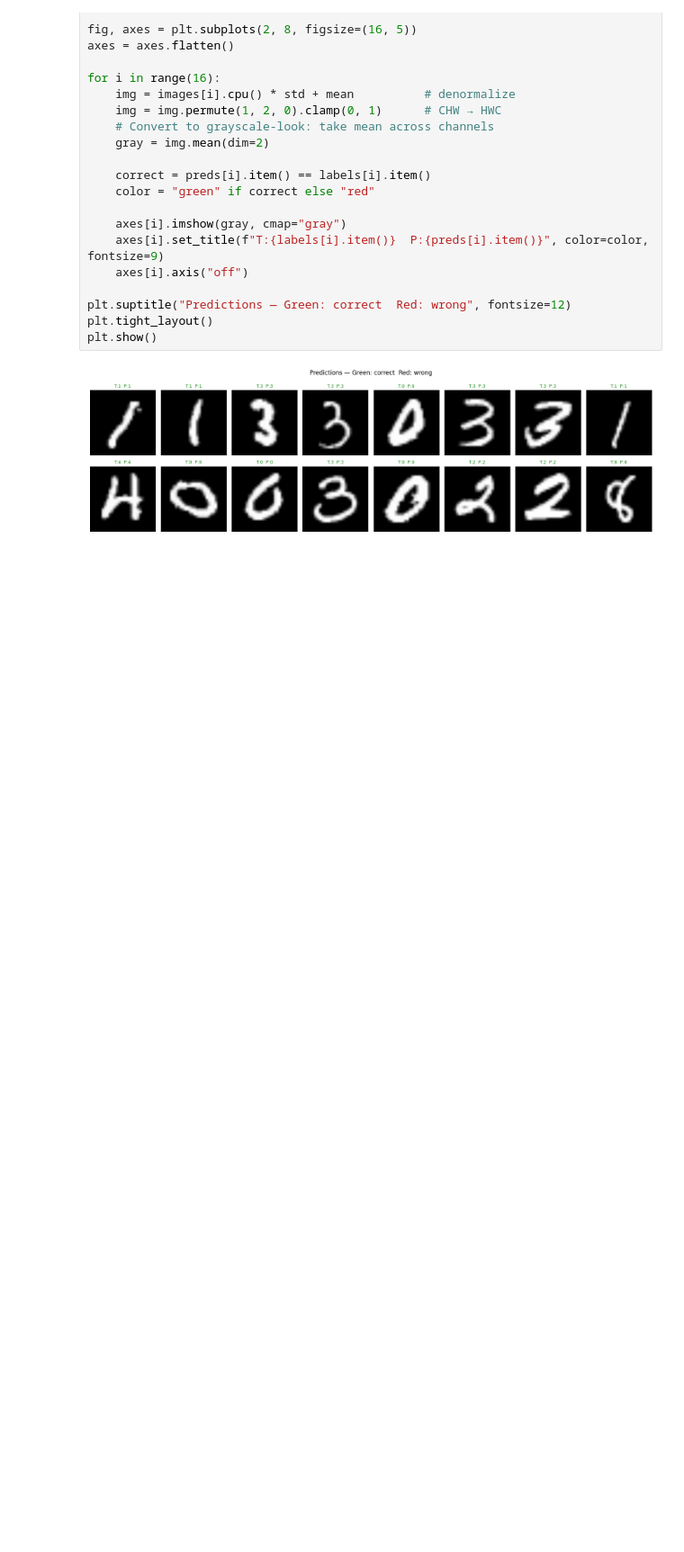
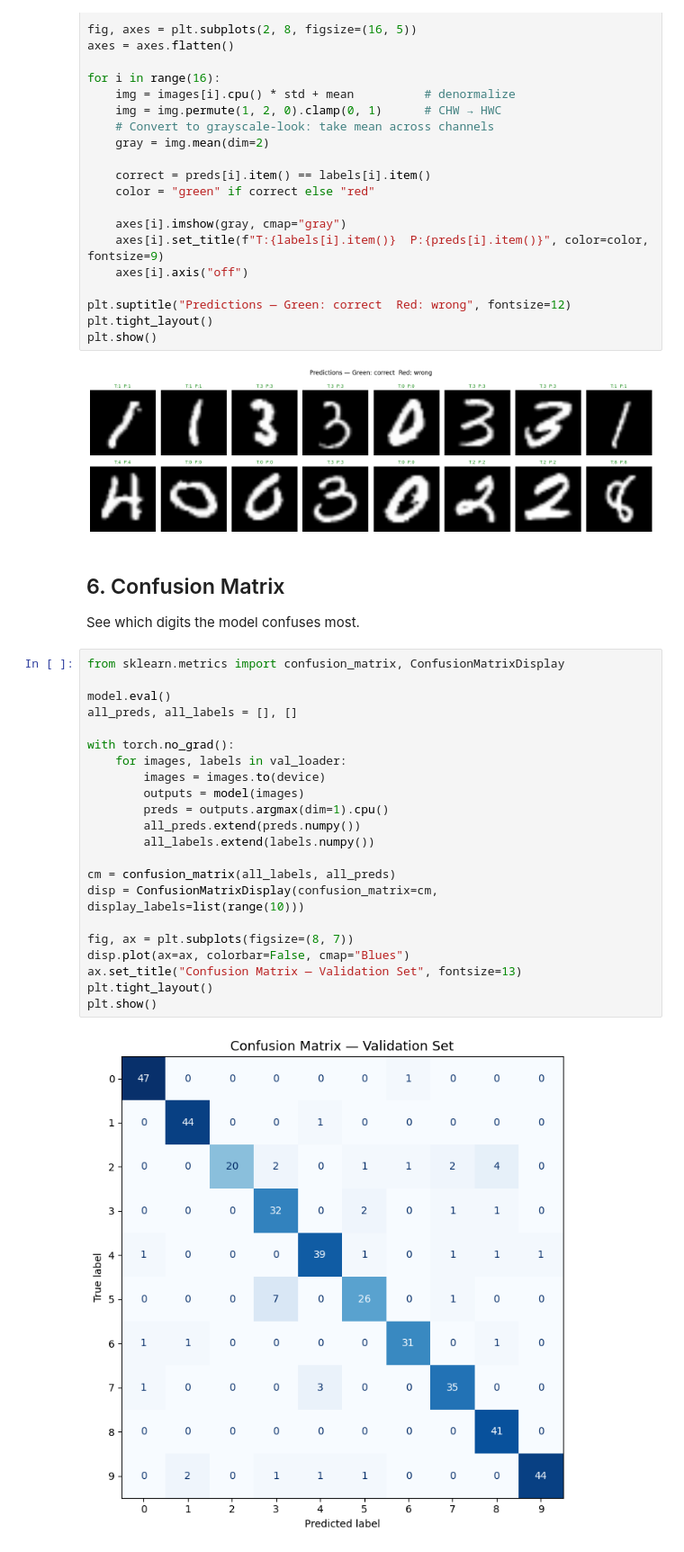
Before and after one commit to Honaxen/computer-vision-fundamentals, a Jupyter notebook: notebooks/05_transfer_learning.ipynb, the cells around one changed output. Shown at 90% size. Saved outputs shown, nothing was run; the diff lists cells and outputs as text; blank space fills up the shorter version.

```diff
--- a/notebooks/05_transfer_learning.ipynb
+++ b/notebooks/05_transfer_learning.ipynb
@@ -233,3 +233,30 @@ plt.tight_layout()
 plt.show()
 # %% [output]
 [figure]
+# %% [markdown]
+## 6. Confusion Matrix
+See which digits the model confuses most.
+# %%
+from sklearn.metrics import confusion_matrix, ConfusionMatrixDisplay
+
+model.eval()
+all_preds, all_labels = [], []
+
+with torch.no_grad():
+    for images, labels in val_loader:
+        images = images.to(device)
+        outputs = model(images)
+        preds = outputs.argmax(dim=1).cpu()
+        all_preds.extend(preds.numpy())
+        all_labels.extend(labels.numpy())
+
+cm = confusion_matrix(all_labels, all_preds)
+disp = ConfusionMatrixDisplay(confusion_matrix=cm, display_labels=list(range(10)))
+
+fig, ax = plt.subplots(figsize=(8, 7))
+disp.plot(ax=ax, colorbar=False, cmap="Blues")
+ax.set_title("Confusion Matrix — Validation Set", fontsize=13)
+plt.tight_layout()
+plt.show()
+# %% [output]
+[figure, added]
```
